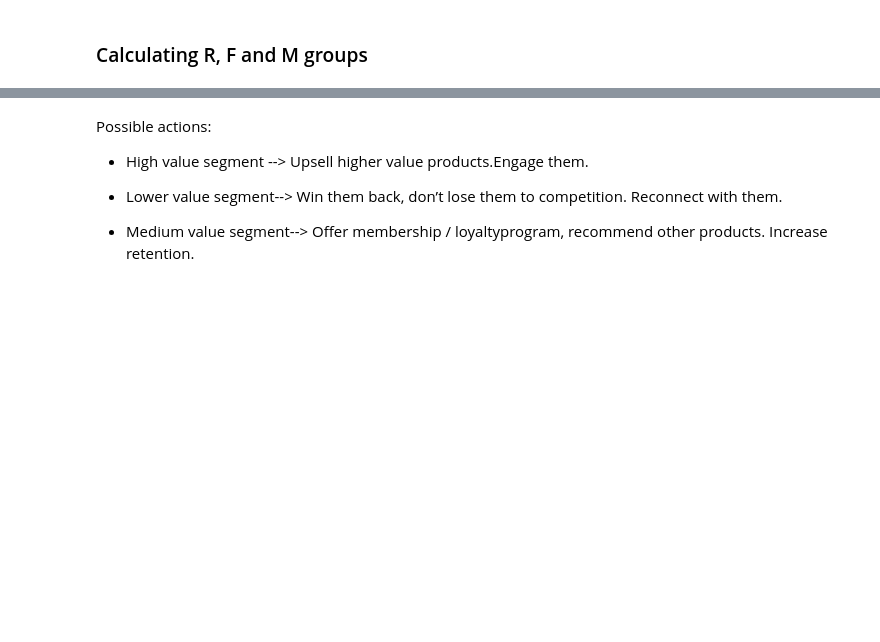
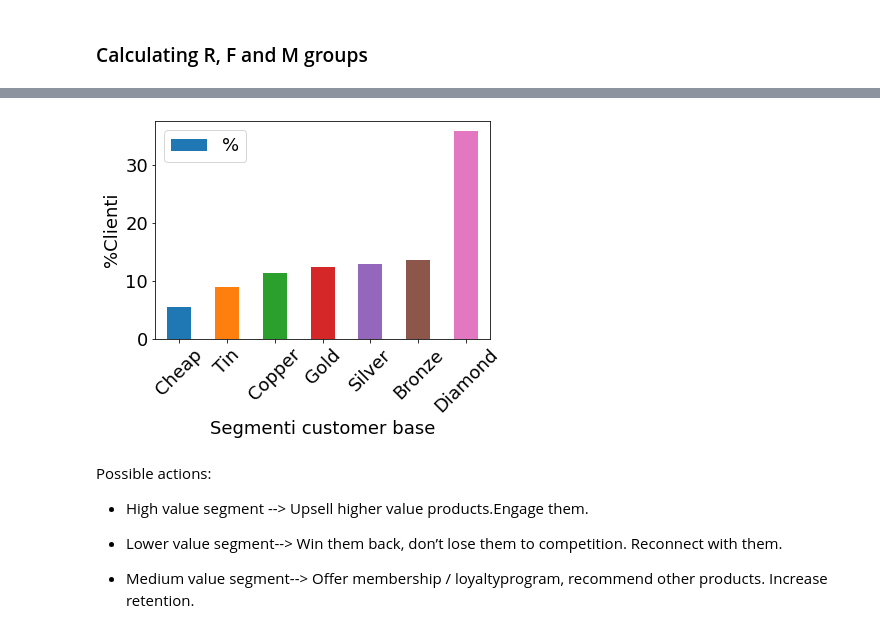
Before and after one commit to TStrada/Web-marketing-project, a Jupyter notebook: Scripts/RFM Model.ipynb, the cells around one changed output, grey strips where cells are left out. Cells and saved outputs as stored; diff of their text form; code cells hidden in the pictures; blank space fills up the shorter version.

```diff
--- a/Scripts/RFM Model.ipynb
+++ b/Scripts/RFM Model.ipynb
@@ -39,8 +36,10 @@ BASE_PATH = '/content/drive/MyDrive/Progetto_Web/Dataset_Clean/'
 # %% [markdown]
 Import datasets previously cleaned (Look at Data Preparation)
 # %%
-df = pd.read_csv(BASE_PATH + 'df7.csv', decimal = ',',
-                 encoding = 'latin-1')
+# df = pd.read_csv(BASE_PATH + 'df7.csv', decimal = ',',
+#                  encoding = 'latin-1')
+df = pd.read_csv('df7_zip.csv', decimal = ',',
+                 encoding = 'latin-1', compression = 'gzip')
 df.head()
 # %% [output]
 |  | ID_SCONTRINO | ID_CLI | ID_NEG | ID_ARTICOLO | COD_REPARTO | DIREZIONE | DATETIME | ORA | DATA | ... |
@@ -436,18 +554,21 @@ plt.show()
 # %%
 ## Histogram
 ## Plot
 DT_RFM_AGG = DT_RFM_AGG.reset_index()
 DT_RFM_AGG['Tot'] = DT_RFM_AGG['Count'].sum()
 DT_RFM_AGG['%'] = DT_RFM_AGG['Count']/DT_RFM_AGG['Tot']*100
 
 color = ['#1f77b4', '#ff7f0e', '#2ca02c', '#d62728', '#9467bd', '#8c564b', '#e377c2']
 DT_RFM_AGG.plot.bar(x='RFM_Level',
                     y='%',
                     rot=0,
                     color=color,
                    xlabel='Segmenti customer base')
 plt.ylabel('%Clienti')
+plt.xticks(rotation=45)
 plt.savefig('RFM_Level.png')
+# %% [output]
+[figure, added]
 # %% [markdown]
 Possible actions:
 - High value segment --> Upsell higher value products.Engage them.
```
Also changed, not shown: parts of 12 cells of this notebook.
